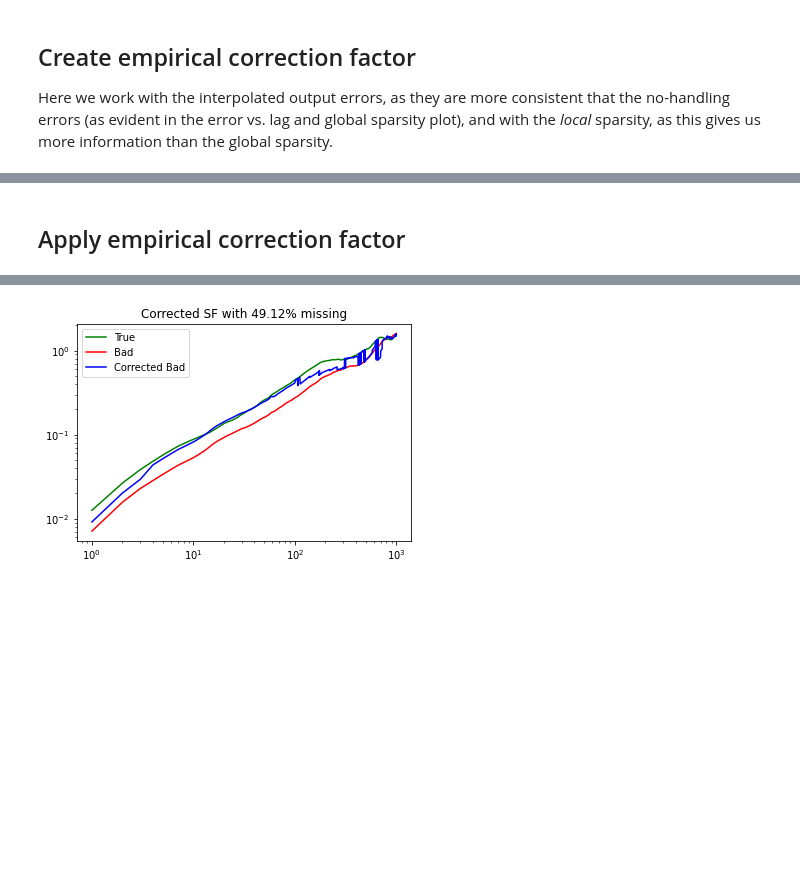
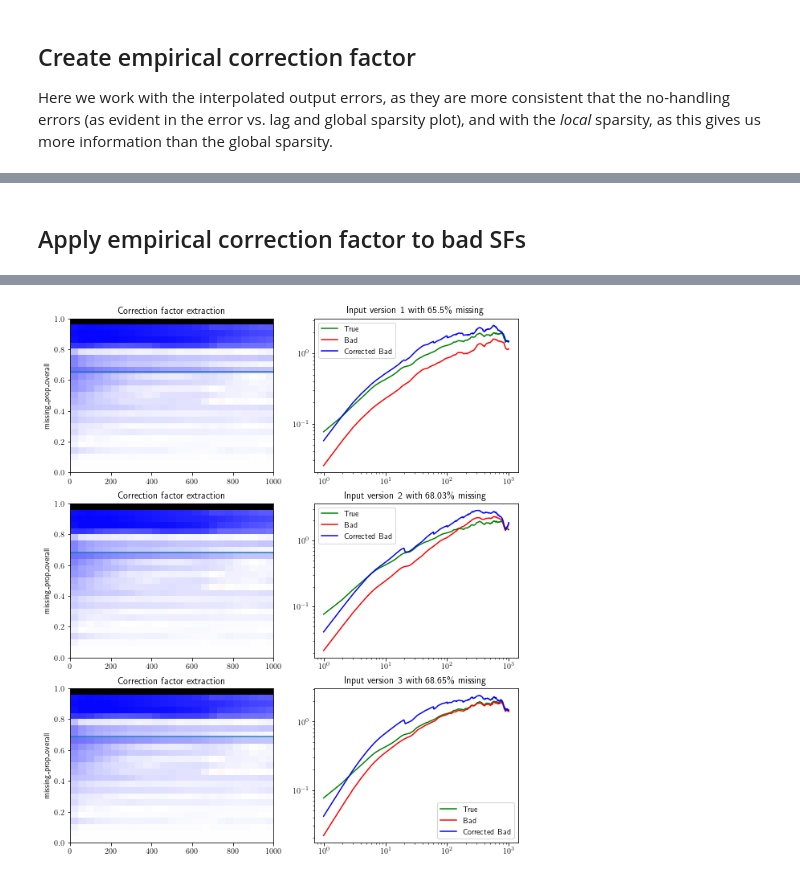
Before and after one commit to daniel-wrench/time_series_analysis, a Jupyter notebook: sf_funcs_demo.ipynb, the cells around one changed output, grey strips where cells are left out. Drawn from its saved outputs; the diff is of its cells as text; code cells hidden in the pictures; blank space fills up the shorter version.

```diff
--- a/sf_funcs_demo.ipynb
+++ b/sf_funcs_demo.ipynb
@@ -276,13 +112,13 @@ interval_list_approx = [
 del df  # free up memory
 
 for interval_approx in interval_list_approx:
-    time_lags_lr, r_vec_lr = compute_nd_acf(
+    time_lags_lr, r_vec_lr = utils.compute_nd_acf(
         [interval_approx],
         nlags=10000,
         plot=False,
     )
 
-    tce = compute_outer_scale_exp_trick(time_lags_lr, r_vec_lr, plot=False)
+    tce = utils.compute_outer_scale_exp_trick(time_lags_lr, r_vec_lr, plot=False)
 
     if tce == -1:
         tce = 500
@@ -305,7 +141,7 @@ for interval_approx in interval_list_approx:
         0, len(interval_approx_resampled) - interval_length + 1, interval_length
     ):
         interval = interval_approx_resampled.iloc[i : i + interval_length]
-        int_norm = normalize(interval)
+        int_norm = utils.normalize(interval)
         good_inputs_list.append(int_norm)
 
 print(
@@ -445,10 +283,10 @@ Removed 80.3% (approx. 11.6% in chunks, 77.1% uniformly)
 # %%
 # Check results, for a given clean input
 
-input_ind = 1
-n = 2
+input_ind = 5
+n = 3
 
-plot_sample(
+sf.plot_sample(
     good_inputs_list,
     good_outputs_list,
     all_bad_inputs_list,
@@ -500,8 +338,12 @@ plot_error_trend_scatter(bad_outputs_df, interp_outputs_df)
 ## Create empirical correction factor
 
 Here we work with the interpolated output errors, as they are more consistent that the no-handling errors (as evident in the error vs. lag and global sparsity plot), and with the *local* sparsity, as this gives us more information than the global sparsity.
+# %%
+sparsity_type = "missing_prop"
 # %%
 # Compute heatmap of average error as fn of lag and missing prop at that lag
-interp_heatmap = plot_heatmap(
-    interp_outputs_df, "missing_prop", 25, False, overlay_x, overlay_y
+heatmap_bin_vals, heatmap_bin_edges, lookup_table = sf.create_heatmap_lookup(
+    interp_outputs_df,
+    sparsity_type,
+    25,
 )
@@ -510,24 +386,43 @@ interp_heatmap = plot_heatmap(
 # %% [markdown]
-## Apply empirical correction factor
+## Apply empirical correction factor to bad SFs
 # %%
 # Compute scaling factors for a given corrupted interval
 # (ensure using interp factors for interp interval)
-interval = 1
-sf_corrected = compute_scaling(
-    all_interp_outputs_list[input_ind][interval], "missing_prop", interp_heatmap
-)
+intervals = [0, 1, 2]  # Specify the intervals to plot
 
-# Apply the correction and plot the corrected SF
-plt.plot(good_outputs_list[input_ind]["sosf"], c="green", label="True")
-plt.plot(all_interp_outputs_list[input_ind][interval]["sosf"], c="red", label="Bad")
-plt.plot(
-    sf_corrected["sosf"] * sf_corrected["scaling"], c="blue", label="Corrected Bad"
-)
-plt.semilogx()
-plt.semilogy()
-plt.legend()
-plt.title(
-    f"Corrected SF with {np.round(sf_corrected['missing_prop_overall'].values[0]*100, 2)}% missing"
-)
-plt.show()
+fig, axs = plt.subplots(
+    len(intervals), 2, figsize=(10, 4 * len(intervals))
+)  # Create a 3x1 plot
+
+for i, interval in enumerate(intervals):
+    print(f"\nInterval {interval}:")
+    sf_corrected = sf.compute_scaling(
+        all_interp_outputs_list[input_ind][interval],
+        sparsity_type,
+        lookup_table,
+    )
+
+    axs[i, 1].plot(good_outputs_list[input_ind]["sosf"], c="green", label="True")
+    axs[i, 1].plot(
+        all_interp_outputs_list[input_ind][interval]["sosf"], c="red", label="Bad"
+    )
+    axs[i, 1].plot(
+        sf_corrected["sosf"] * sf_corrected["scaling"], c="blue", label="Corrected Bad"
+    )
+    axs[i, 1].semilogx()
+    axs[i, 1].semilogy()
+    axs[i, 1].legend()
+    axs[i, 1].set_title(
+        f"Input version {interval+1} with {np.round(sf_corrected['missing_prop_overall'].values[0]*100, 2)}\% missing"
+    )
+
+    axs[i, 0] = sf.plot_heatmap(
+        heatmap_bin_vals,
+        heatmap_bin_edges,
+        missing_measure=sparsity_type,
+        log=False,
+        overlay_x=all_interp_outputs_list[input_ind][interval]["lag"],
+        overlay_y=all_interp_outputs_list[input_ind][interval][sparsity_type],
+        subplot=axs[i, 0],
+    )
 # %% [output]
@@ -547 +446 @@ No nearest row found for lag 448.0! Scaling set to 1
-[figure, old version]
+[figure, new version]
```
Also changed, not shown: parts of 22 cells of this notebook, 1 other file.
